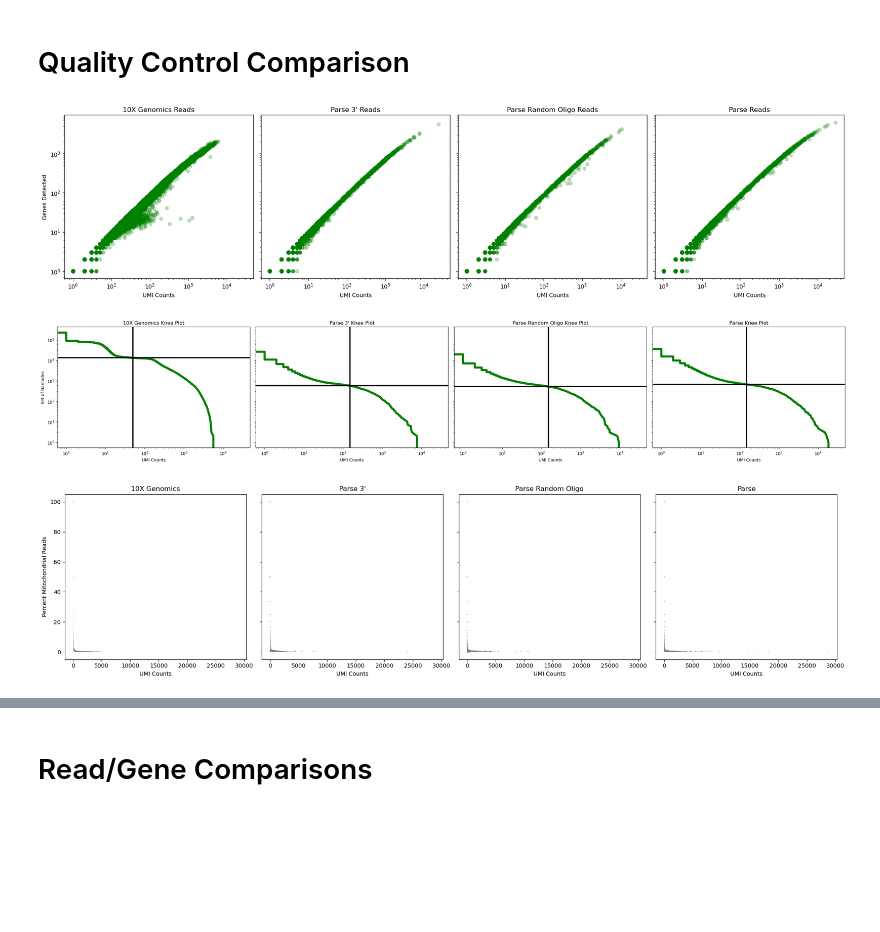
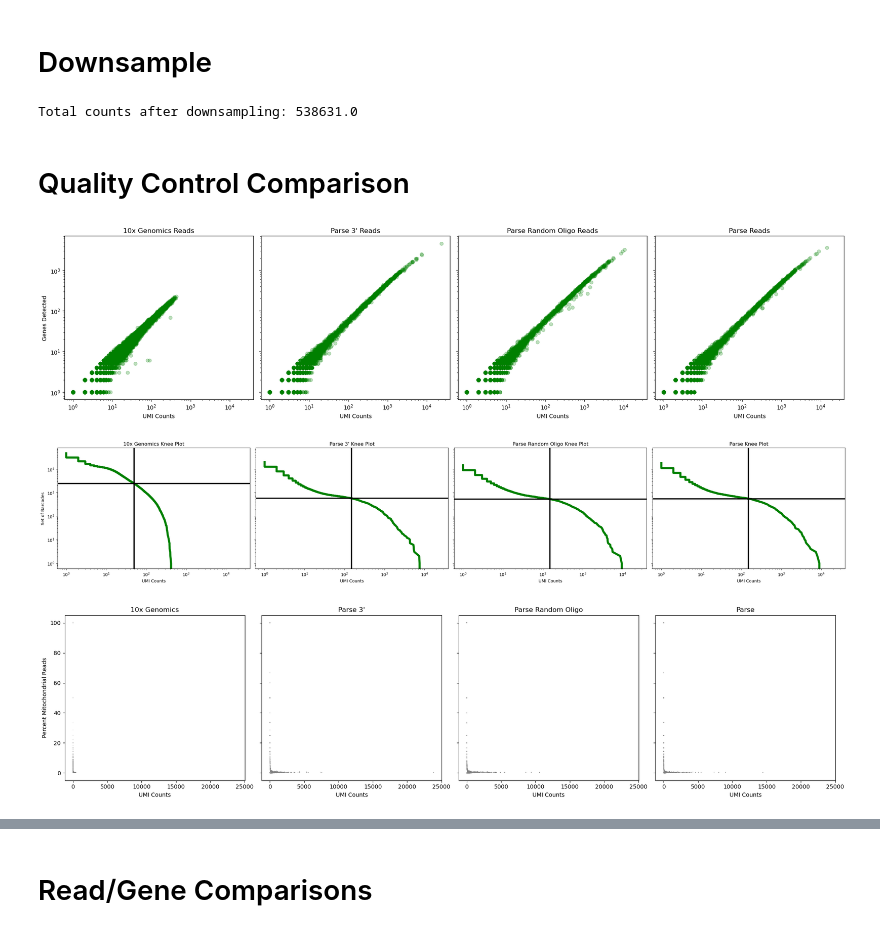
Before and after one commit to mcaskey6/10XvParse, a Jupyter notebook: Analysis 1/combo_test.ipynb, the cells around one changed output, grey strips where cells are left out. Drawn from its saved outputs; the diff is of its cells as text; code cells hidden in the pictures; blank space fills up the shorter version.

Commit message:
sub-sampled reads, added gene comparison venn diagrams, clean up

```diff
--- a/Analysis 1/combo_test.ipynb
+++ b/Analysis 1/combo_test.ipynb
@@ -12,10 +13,31 @@ data_10x = anndata.read_h5ad('processed_10x.h5ad')
 data_polyT = anndata.read_h5ad('processed_polyT.h5ad')
 data_randO = anndata.read_h5ad('processed_randO.h5ad')
 data_parse = anndata.read_h5ad('processed_parse.h5ad')
+# %%
+datasets = [data_10x, data_polyT, data_randO, data_parse]
+# %%
+for data, name, title in zip(datasets,
+                            ['10x', 'polyT', 'randO', 'parse'],
+                            ['10x Genomics', 'Parse 3\'', 'Parse Random Oligo', 'Parse']):
+    data.uns['name'] = name
+    data.uns['title'] = title
+# %% [markdown]
+# Downsample
+# %%
+total_counts = min([data_10x.X.sum(), data_polyT.X.sum(), data_randO.X.sum(), data_parse.X.sum()])
+for data in [data_10x, data_polyT, data_randO, data_parse]:
+    sc.pp.downsample_counts(data, total_counts=total_counts, replace=False)
+    sc.pp.filter_cells(data, min_genes=1)
+    sc.pp.filter_genes(data, min_cells=1)
+    sc.pp.filter_cells(data, min_counts=1)
+# %%
+print("Total counts after downsampling:", total_counts)
+# %% [output]
+Total counts after downsampling: 538631.0
 # %% [markdown]
 # Quality Control Comparison
 # %%
-def scatter_reads(ax, data, title = 'scRNA-seq'):
+def scatter_reads(ax, data):
     x = np.asarray(data.X.sum(axis=1))[:,0]
     y = np.asarray(np.sum(data.X>0, axis=1))[:,0]
 
@@ -23,9 +45,9 @@ def scatter_reads(ax, data, title = 'scRNA-seq'):
     ax.set_xlabel("UMI Counts")
     ax.set_xscale('log')
     ax.set_yscale('log', nonpositive='clip')
-    ax.set_title(title + " Reads")
+    ax.set_title(data.uns['title'] + " Reads")
 
-def knee_plot(ax, data, cutoff = 20, title = 'scRNA-seq'):
+def knee_plot(ax, data, cutoff = 20):
     knee = np.sort((np.array(data.X.sum(axis=1))).flatten())[::-1]
     cell_set = np.arange(len(knee))
     num_cells = cell_set[knee > cutoff][::-1][0]
@@ -35,11 +57,11 @@ def knee_plot(ax, data, cutoff = 20, title = 'scRNA-seq'):
     ax.axhline(y=num_cells, linewidth=3, color="k")
     ax.set_xlabel("UMI Counts")
     ax.set_ylabel("")
-    ax.set_title(title + " Knee Plot")
+    ax.set_title(data.uns['title'] + " Knee Plot")
 
-def mito_scatter(ax, data, title = 'scRNA-seq'):
+def mito_scatter(ax, data):
     sc.pl.scatter(data, x='n_counts', y='percent_mito', ax=ax, show=False)
-    ax.set_title(title)
+    ax.set_title(data.uns['title'])
     ax.set_xlabel("UMI Counts")
     ax.set_ylabel("")
 
@@ -49,43 +71,43 @@ def violin_plots(ax_col, data, groups):
         ax_col[i].set_xticks([])
 # %%
 fig, ax = plt.subplots(1, 4, figsize=(20,5), sharey=True,sharex=True)
-scatter_reads(ax[0], data_10x, title='10X Genomics')
-scatter_reads(ax[1], data_polyT, title="Parse 3'")
-scatter_reads(ax[2], data_randO, title="Parse Random Oligo")
-scatter_reads(ax[3], data_parse, title="Parse")
+scatter_reads(ax[0], data_10x)
+scatter_reads(ax[1], data_polyT)
+scatter_reads(ax[2], data_randO)
+scatter_reads(ax[3], data_parse)
 
 ax[0].set_ylabel("Genes Detected")
 
 plt.tight_layout()
 plt.show()
 # %% [output]
-[figure, old version]
+[figure, new version]
 # %%
 fig, ax = plt.subplots(1, 4, figsize=(27,5), sharey=True,sharex=True)
-knee_plot(ax[0], data_10x, title='10X Genomics', cutoff=50)
-knee_plot(ax[1], data_polyT, title="Parse 3'", cutoff = 150)
-knee_plot(ax[2], data_randO, title="Parse Random Oligo", cutoff=150)
-knee_plot(ax[3], data_parse, title="Parse", cutoff=150)
+knee_plot(ax[0], data_10x, cutoff=50)
+knee_plot(ax[1], data_polyT, cutoff = 150)
+knee_plot(ax[2], data_randO, cutoff=150)
+knee_plot(ax[3], data_parse, cutoff=150)
 
 ax[0].set_ylabel("Set of Barcodes")
 
 plt.tight_layout()
 plt.show()
 # %% [output]
-[figure, old version]
+[figure, new version]
 # %%
 fig, ax = plt.subplots(1, 4, figsize=(20,5), sharey=True,sharex=True)
-mito_scatter(ax[0], data_10x, title='10X Genomics')
-mito_scatter(ax[1], data_polyT, title="Parse 3'")
-mito_scatter(ax[2], data_randO, title="Parse Random Oligo")
-mito_scatter(ax[3], data_parse, title="Parse")
+mito_scatter(ax[0], data_10x)
+mito_scatter(ax[1], data_polyT)
+mito_scatter(ax[2], data_randO)
+mito_scatter(ax[3], data_parse)
 
 ax[0].set_ylabel("Percent Mitochondrial Reads")
 
 plt.tight_layout()
 plt.show()
 # %% [output]
-[figure, old version]
+[figure, new version]
 # %%
 groups = ['n_genes', 'n_counts', 'percent_mito', 'percent_ribo', 'percent_lnc']
 group_names = ['Gene Count', 'UMI Count', 'Mitochondrial %', 'Ribosomal %', 'lncRNA %']
```
Also changed, not shown: parts of 12 cells of this notebook, 2 other files.
